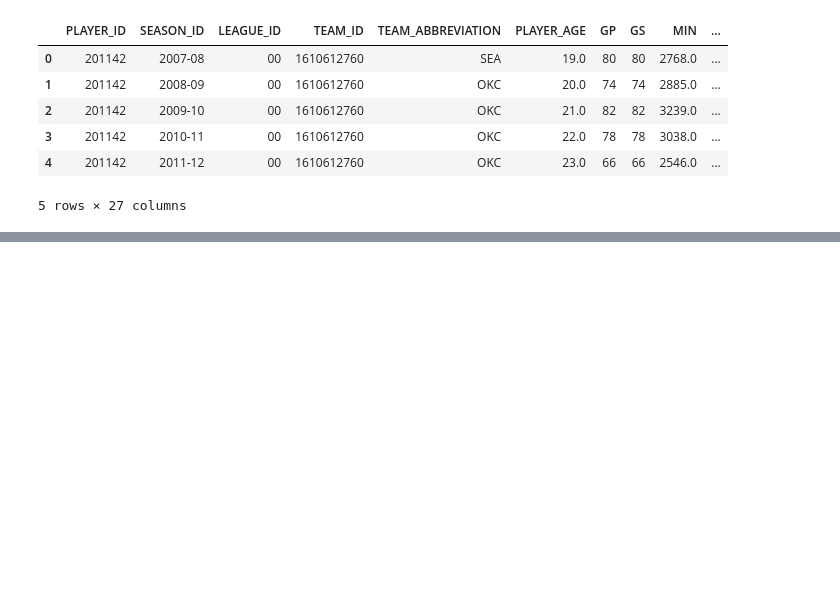
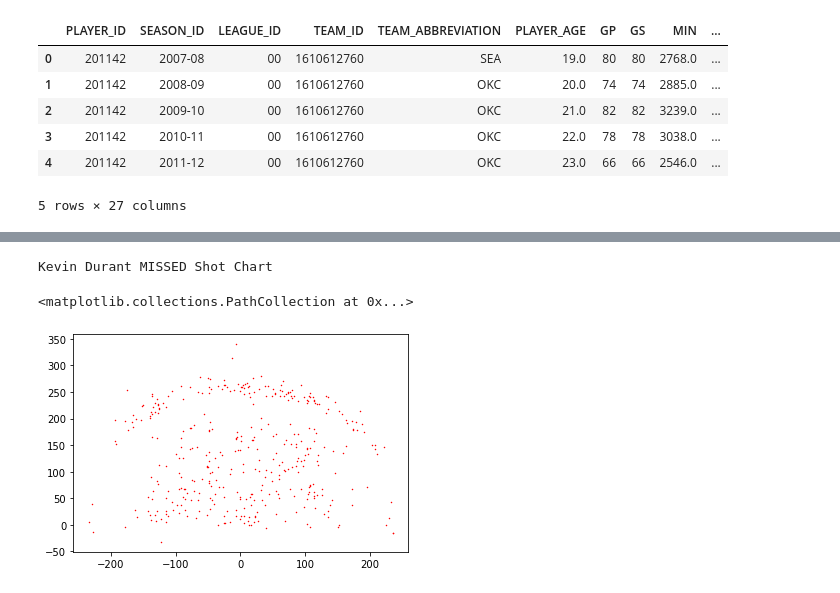
Before and after one commit to tjalback/Sports-Analytics, a Jupyter notebook: Sports Analytics.ipynb, the cells around one changed output, grey strips where cells are left out. Saved outputs shown, nothing was run; the diff lists cells and outputs as text; code cells hidden in the pictures; blank space fills up the shorter version.

```diff
--- a/Sports Analytics.ipynb
+++ b/Sports Analytics.ipynb
@@ -438,0 +666,9 @@ Do this by filtering the shot chart detail df above to one player and mark made
+# %%
+print('Kevin Durant MISSED Shot Chart')
+x_miss = KD_MISSED['LOC_X']
+y_miss = KD_MISSED['LOC_Y']
+plt.scatter(x_miss,y_miss, s=.3,c='r', marker= 'x')
+# %% [output]
+Kevin Durant MISSED Shot Chart
+<matplotlib.collections.PathCollection at 0x...>
+[figure, added]
```
Also changed, not shown: parts of 88 cells of this notebook.
